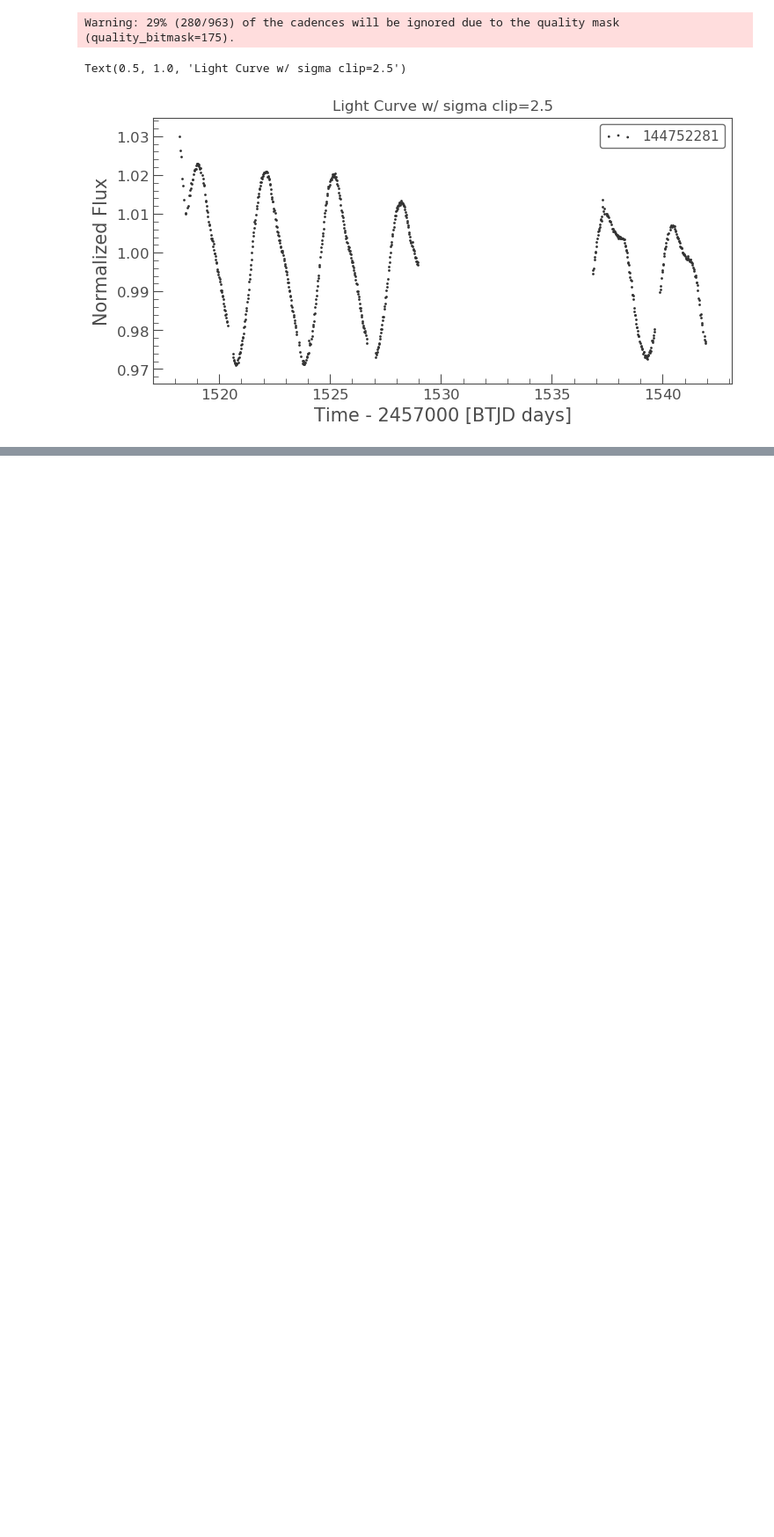
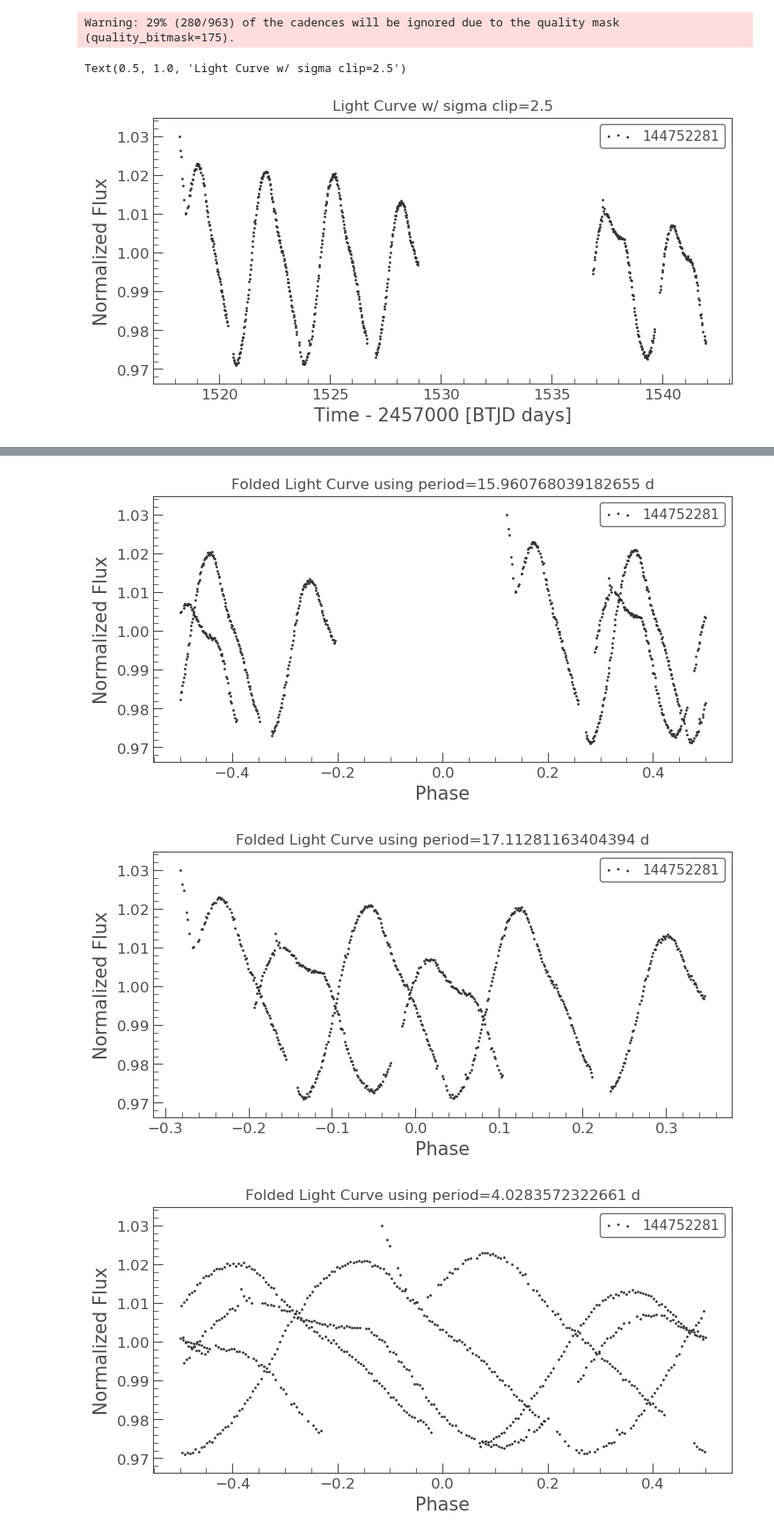
Before and after one commit to AstroJosePC/TESSDataExploration, a Jupyter notebook: Peridograms.ipynb, the cells around one changed output, grey strips where cells are left out. Shown at 88% size. Drawn from its saved outputs; the diff is of its cells as text; code cells hidden in the pictures; blank space fills up the shorter version.

```diff
--- a/Peridograms.ipynb
+++ b/Peridograms.ipynb
@@ -54,0 +76,9 @@ Text(0.5, 1.0, 'Folded Light Curve using period=6.10')
+# %%
+for period in pg.period[pg.power.argsort()][::-1][:5]:
+    lc.remove_outliers(sigma=2.5).fold(period=period.value).scatter()
+    plt.title(f'Folded Light Curve using period={period}')
+    plt.show()
+# %% [output]
+[figure, added]
+[figure, added]
+[figure, added]
```
Also changed, not shown: parts of 7 cells of this notebook.
